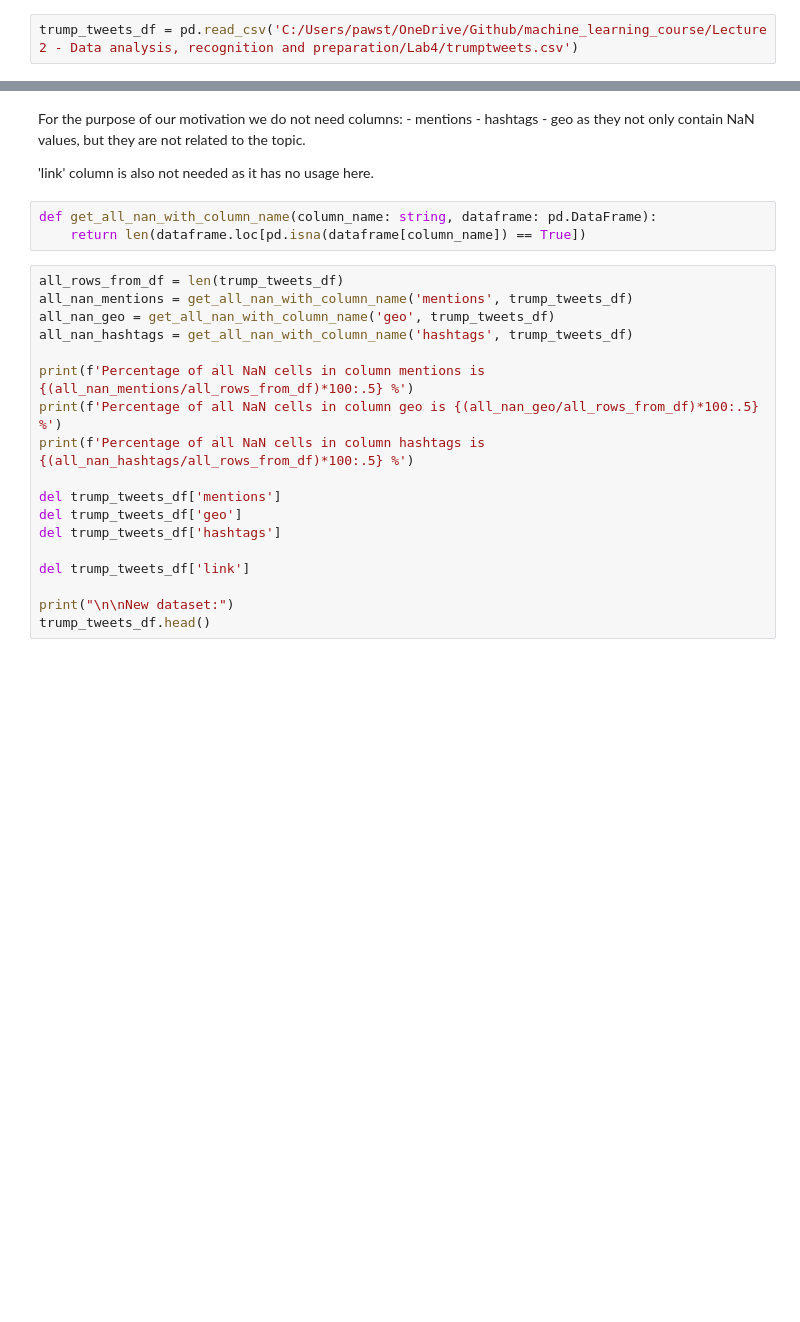
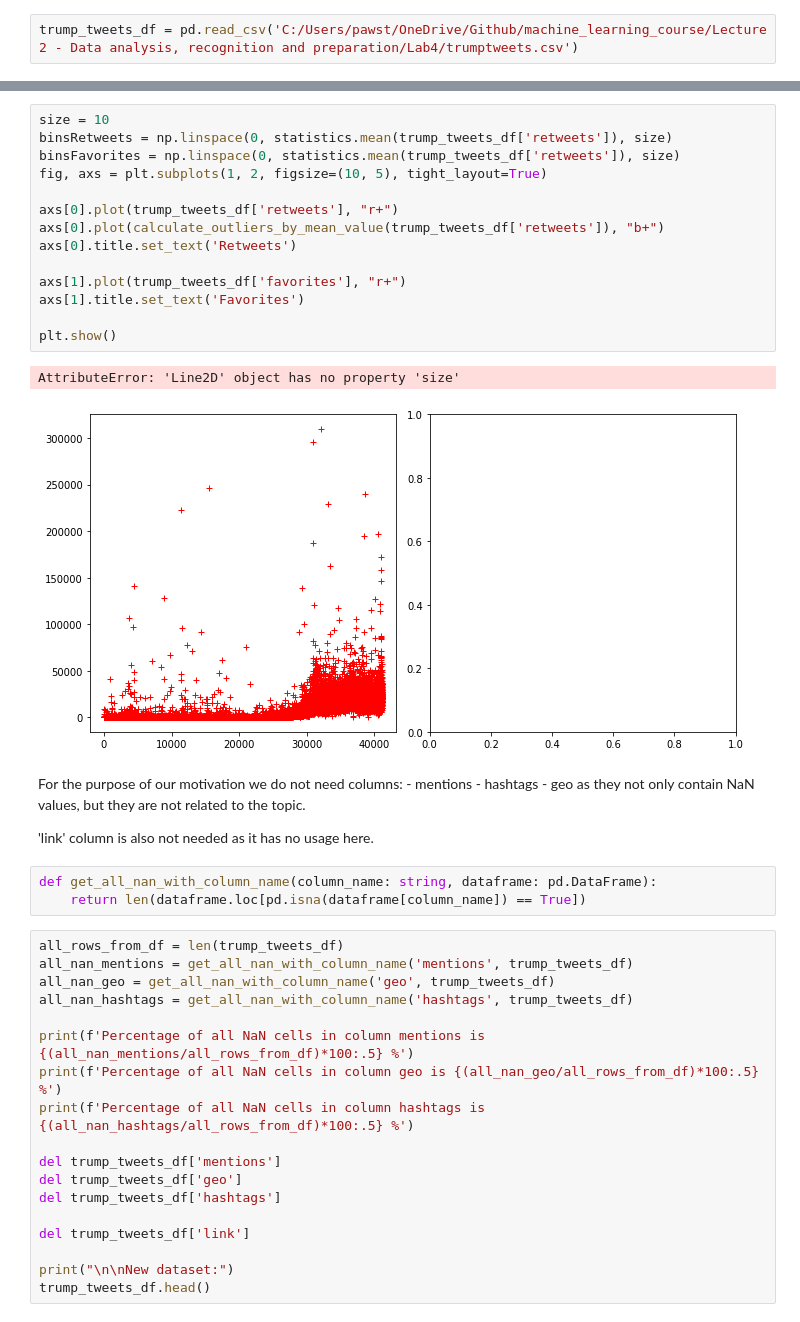
Before and after one commit to pajelonek/machine_learning_course, a Jupyter notebook: Lecture 2 - Data analysis, recognition and preparation/Lab4/Lab4_notebook.ipynb, the cells around one changed output, grey strips where cells are left out. Saved outputs shown, nothing was run; the diff lists cells and outputs as text; blank space fills up the shorter version.

```diff
--- a/Lecture 2 - Data analysis, recognition and preparation/Lab4/Lab4_notebook.ipynb
+++ b/Lecture 2 - Data analysis, recognition and preparation/Lab4/Lab4_notebook.ipynb
@@ -33,3 +74,20 @@ trump_tweets_df.head()
+# %%
+size = 10
+binsRetweets = np.linspace(0, statistics.mean(trump_tweets_df['retweets']), size)
+binsFavorites = np.linspace(0, statistics.mean(trump_tweets_df['retweets']), size)
+fig, axs = plt.subplots(1, 2, figsize=(10, 5), tight_layout=True)
+
+axs[0].plot(trump_tweets_df['retweets'], "r+")
+axs[0].plot(calculate_outliers_by_mean_value(trump_tweets_df['retweets']), "b+")
+axs[0].title.set_text('Retweets')
+
+axs[1].plot(trump_tweets_df['favorites'], "r+")
+axs[1].title.set_text('Favorites')
+
+plt.show()
+# %% [output]
+AttributeError: 'Line2D' object has no property 'size'
+[figure, added]
 # %% [markdown]
 For the purpose of our motivation we do not need columns:
     - mentions
```
Also changed, not shown: parts of 11 cells of this notebook.
